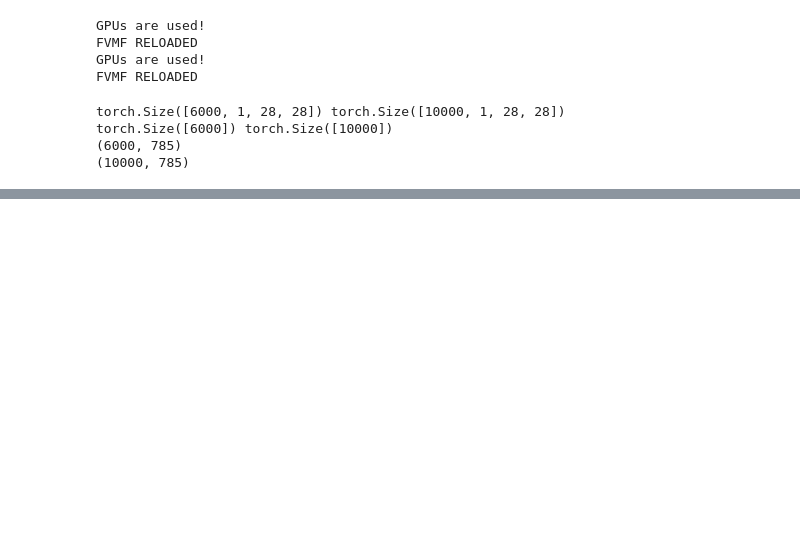
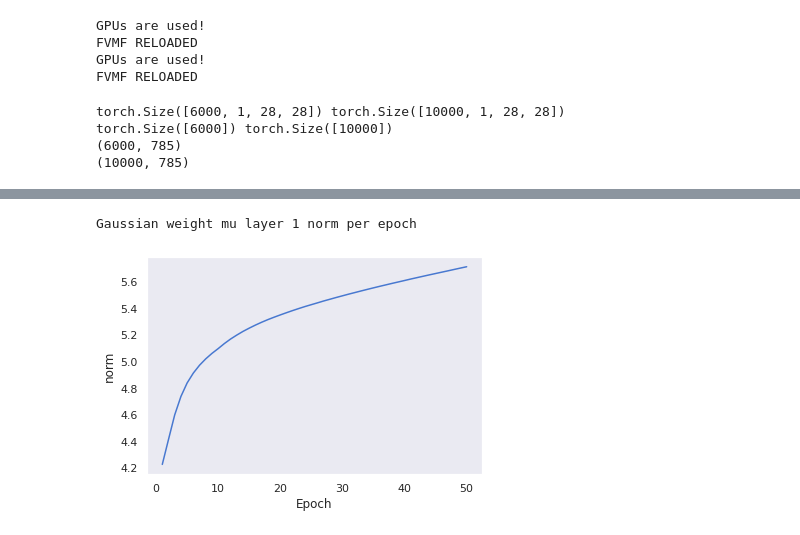
Before and after one commit to LeifMartin/BNN, a Jupyter notebook: Vision.ipynb, the cells around one changed output, grey strips where cells are left out. Cells and saved outputs as stored; diff of their text form; code cells hidden in the pictures; blank space fills up the shorter version.

```diff
--- a/Vision.ipynb
+++ b/Vision.ipynb
@@ -118,0 +293,13 @@ data_shape = (0,784,784,785)
+# %%
+x = []
+for i in range(50):
+    x.append(i+1)
+print('Gaussian weight average mu norm per epoch')
+plt.xlabel('Epoch')
+plt.ylabel('norm')
+plt.plot(x,norm_w_mu_layer1)
+plt.savefig('Plots/Gaussian_norm_50_epoch_Vision.png')
+plt.show()
+# %% [output]
+Gaussian weight mu layer 1 norm per epoch
+[figure, added]
```
Also changed, not shown: parts of 18 cells of this notebook.
